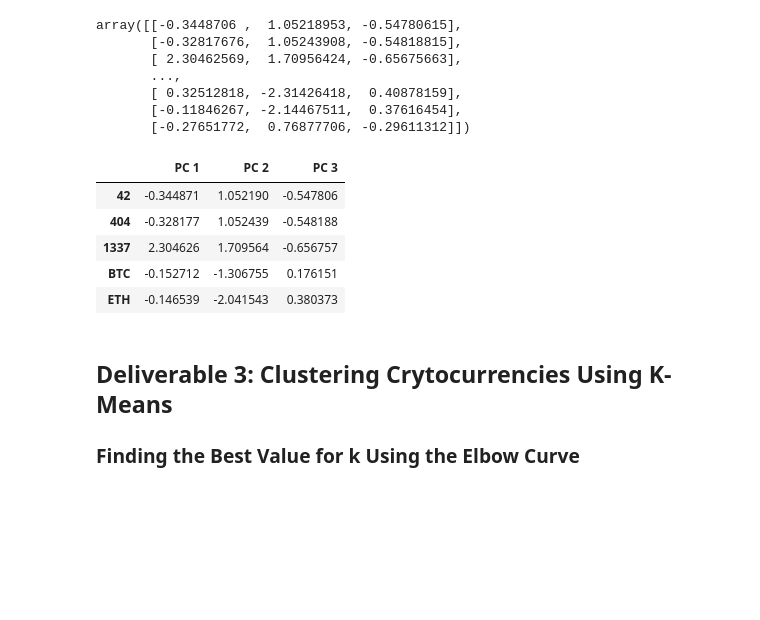
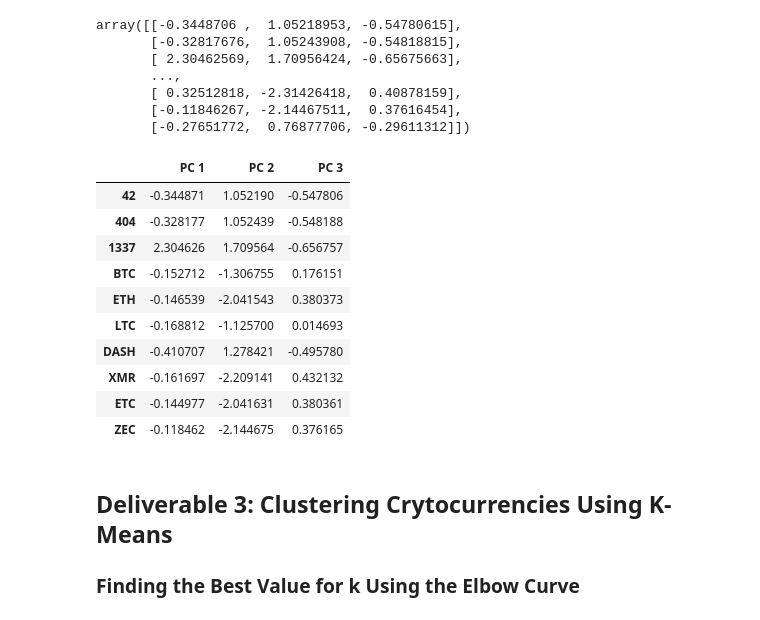
Before and after one commit to snkty8/Cryptocurrencies, a Jupyter notebook: crypto_clustering.ipynb, the cells around one changed output. Cells and saved outputs as stored; diff of their text form; code cells hidden in the pictures; blank space fills up the shorter version.

```diff
--- a/crypto_clustering.ipynb
+++ b/crypto_clustering.ipynb
@@ -158,16 +156,21 @@ array([[-0.3448706 ,  1.05218953, -0.54780615],
 # %%
 # Create a DataFrame with the three principal components.
 pcs_df = pd.DataFrame(
     data=crypto_pca, columns=["PC 1", "PC 2", "PC 3"], index=X.index
 )
-pcs_df.head()
+pcs_df.head(10)
 # %% [output]
 |  | PC 1 | PC 2 | PC 3 |
 | 42 | -0.344871 | 1.052190 | -0.547806 |
 | 404 | -0.328177 | 1.052439 | -0.548188 |
 | 1337 | 2.304626 | 1.709564 | -0.656757 |
 | BTC | -0.152712 | -1.306755 | 0.176151 |
 | ETH | -0.146539 | -2.041543 | 0.380373 |
+| LTC | -0.168812 | -1.125700 | 0.014693 |
+| DASH | -0.410707 | 1.278421 | -0.495780 |
+| XMR | -0.161697 | -2.209141 | 0.432132 |
+| ETC | -0.144977 | -2.041631 | 0.380361 |
+| ZEC | -0.118462 | -2.144675 | 0.376165 |
 # %% [markdown]
 ## Deliverable 3: Clustering Crytocurrencies Using K-Means
 ### Finding the Best Value for k Using the Elbow Curve
```
Also changed, not shown: parts of 1 cell of this notebook, 9 other files.
